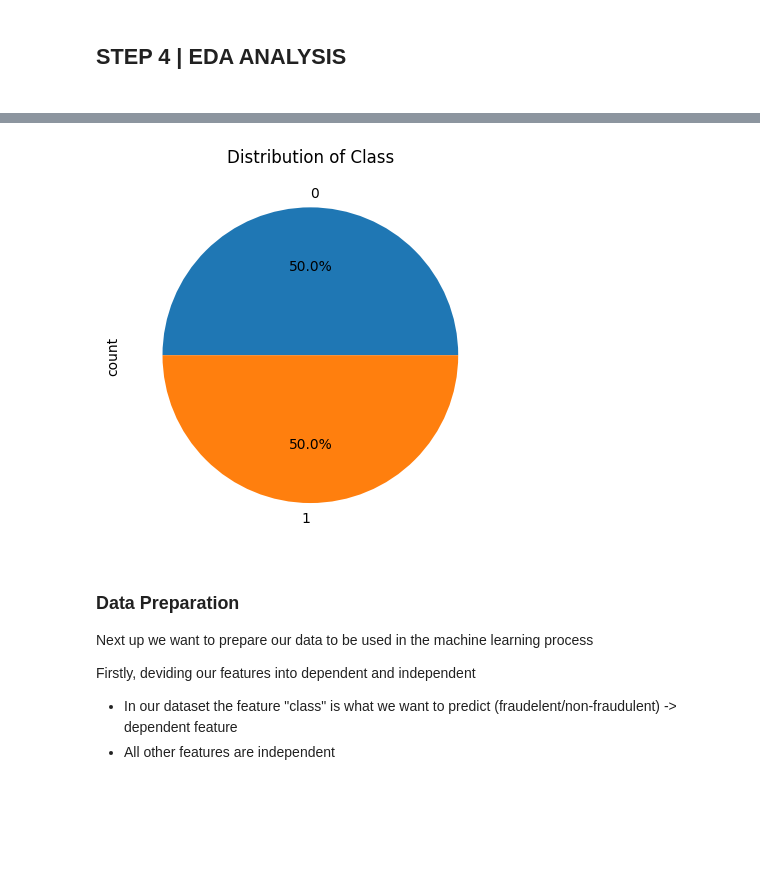
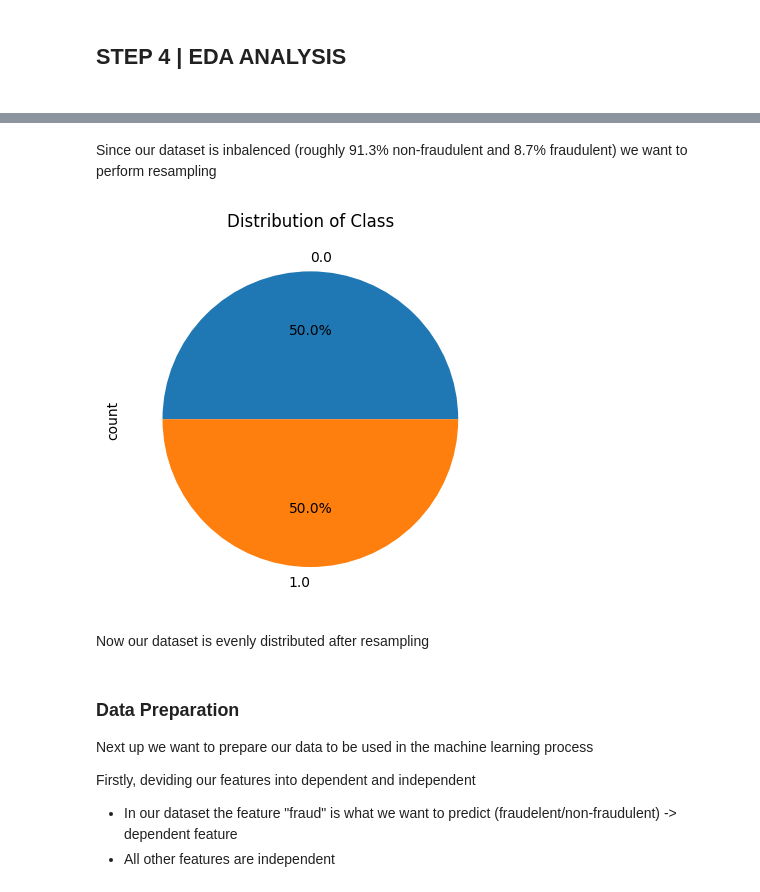
Before and after one commit to uulex/Credit-Card-Fraud-Detection, a Jupyter notebook: script.ipynb, the cells around one changed output, grey strips where cells are left out. Saved outputs shown, nothing was run; the diff lists cells and outputs as text; code cells hidden in the pictures; blank space fills up the shorter version.

```diff
--- a/script.ipynb
+++ b/script.ipynb
@@ -21,8 +20,7 @@ from sklearn.preprocessing import LabelEncoder
 # %% [markdown]
 <h2> STEP 2 | LOAD DATA<h2>
 # %%
-# training data
-data = pd.read_csv("creditcard_2023.csv")
+data = pd.read_csv("card_transdata.csv")
 # %% [markdown]
 <h2 color = green> STEP 3 | DATA OVERVIEW<h2>
 # %%
@@ -129,15 +117,29 @@ plt.show()
+# %% [markdown]
+Since our dataset is inbalenced (roughly 91.3% non-fraudulent and 8.7% fraudulent) we want to perform resampling
+# %%
+real = data[data["fraud"] == 0]
+fraud = data[data["fraud"] == 1]
+
+# Resampling the original dataset with 87,403 datapoints for both classes
+real_resample = real.sample(n = 87403, random_state = 123)
+fraud_resample = fraud.sample(n = 87403, random_state = 123)
+
+# Creating new dataset consisting of equal class occurence
+data_corrected = pd.concat([real_resample, fraud_resample], axis = 0)
 # %%
-data["Class"].value_counts().plot.pie(autopct = "%3.1f%%")
+data_corrected["fraud"].value_counts().plot.pie(autopct = "%3.1f%%")
 plt.title("Distribution of Class")
 plt.show()
 # %% [output]
-[figure, old version]
+[figure, new version]
+# %% [markdown]
+Now our dataset is evenly distributed after resampling
 # %% [markdown]
 <h3>Data Preparation</h3>
 
 Next up we want to prepare our data to be used in the machine learning process
 
 Firstly, deviding our features into dependent and independent
-- In our dataset the feature "class" is what we want to predict (fraudelent/non-fraudulent) -> dependent feature
+- In our dataset the feature "fraud" is what we want to predict (fraudelent/non-fraudulent) -> dependent feature
 - All other features are independent
 # %%
```
Also changed, not shown: parts of 40 cells of this notebook, 1 other file.
